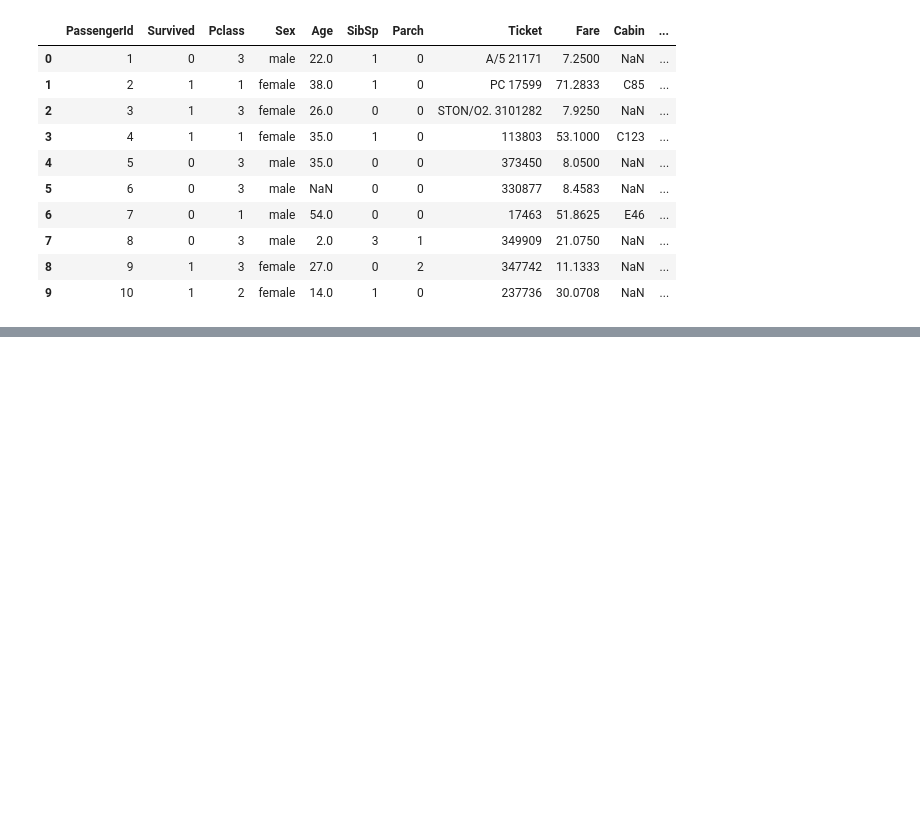
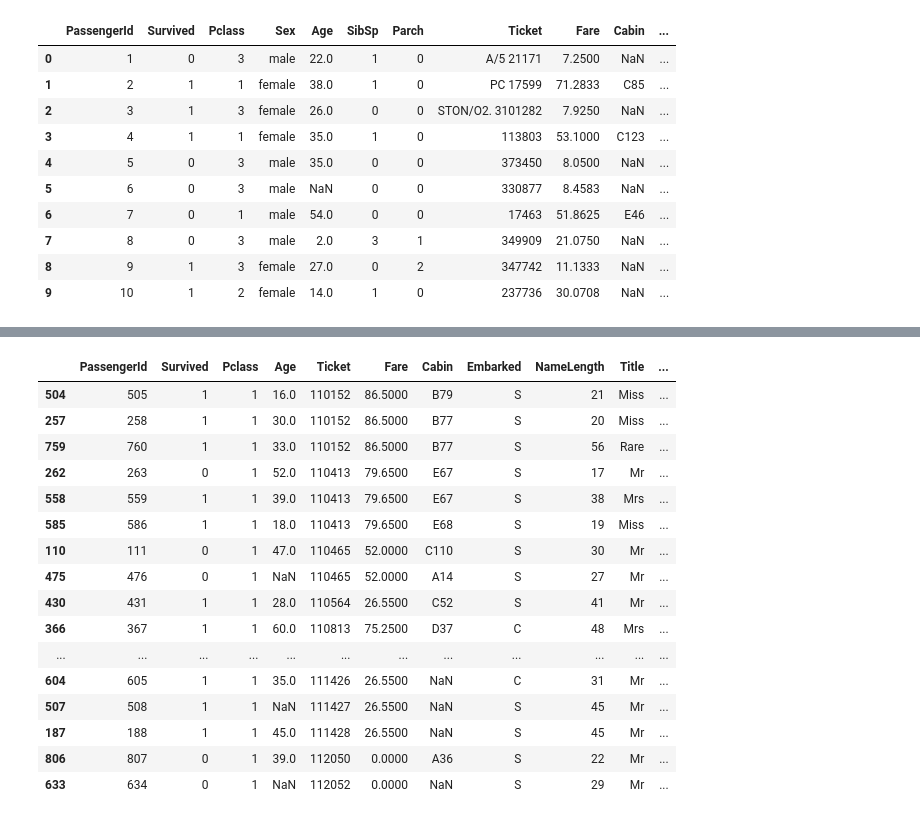
Before and after one commit to BigBangData/TitanicSurvival, a Jupyter notebook: TitanicSurvival.ipynb, the cells around one changed output, grey strips where cells are left out. Saved outputs shown, nothing was run; the diff lists cells and outputs as text; code cells hidden in the pictures; blank space fills up the shorter version.

```diff
--- a/TitanicSurvival.ipynb
+++ b/TitanicSurvival.ipynb
@@ -157,0 +189,7 @@ train.head(10)
+# %%
+train['count'] = 1
+# %%
+group = train[['Ticket','Fare','count']].groupby('Ticket').sum() # just didn't work, the Fare should stay the same
+# %%
+group['Fare'] = group['Fare']/group['count']
+group['FarePerPerson'] = (group['Fare'])/group['count']
@@ -157,0 +206,4 @@ train.head(10)
+# %%
+# testing
+sort_by_ticket = train.sort_values('Ticket')
+sort_by_ticket.head(10)
@@ -157,0 +222,28 @@ train.head(10)
+# %%
+def map_fare_perperson(a_ticket):
+
+    row_names=list(group.index.values)
+    row_names_array=np.array(row_names)
+    loc=np.where(row_names_array == a_ticket)[0][0]
+    return(group['FarePerPerson'][loc:loc+1][0])
+
+sort_by_ticket['FarePerPerson'] = sort_by_ticket['Ticket'].map(lambda x: map_fare_perperson(x))
+sort_by_ticket.head(20)
+# %% [output]
+|  | PassengerId | Survived | Pclass | Age | Ticket | Fare | Cabin | Embarked | NameLength | Title | ... |
+| 504 | 505 | 1 | 1 | 16.0 | 110152 | 86.5000 | B79 | S | 21 | Miss | ... |
+| 257 | 258 | 1 | 1 | 30.0 | 110152 | 86.5000 | B77 | S | 20 | Miss | ... |
+| 759 | 760 | 1 | 1 | 33.0 | 110152 | 86.5000 | B77 | S | 56 | Rare | ... |
+| 262 | 263 | 0 | 1 | 52.0 | 110413 | 79.6500 | E67 | S | 17 | Mr | ... |
+| 558 | 559 | 1 | 1 | 39.0 | 110413 | 79.6500 | E67 | S | 38 | Mrs | ... |
+| 585 | 586 | 1 | 1 | 18.0 | 110413 | 79.6500 | E68 | S | 19 | Miss | ... |
+| 110 | 111 | 0 | 1 | 47.0 | 110465 | 52.0000 | C110 | S | 30 | Mr | ... |
+| 475 | 476 | 0 | 1 | NaN | 110465 | 52.0000 | A14 | S | 27 | Mr | ... |
+| 430 | 431 | 1 | 1 | 28.0 | 110564 | 26.5500 | C52 | S | 41 | Mr | ... |
+| 366 | 367 | 1 | 1 | 60.0 | 110813 | 75.2500 | D37 | C | 48 | Mrs | ... |
+| ... | ... | ... | ... | ... | ... | ... | ... | ... | ... | ... | ... |
+| 604 | 605 | 1 | 1 | 35.0 | 111426 | 26.5500 | NaN | C | 31 | Mr | ... |
+| 507 | 508 | 1 | 1 | NaN | 111427 | 26.5500 | NaN | S | 45 | Mr | ... |
+| 187 | 188 | 1 | 1 | 45.0 | 111428 | 26.5500 | NaN | S | 45 | Mr | ... |
+| 806 | 807 | 0 | 1 | 39.0 | 112050 | 0.0000 | A36 | S | 22 | Mr | ... |
+| 633 | 634 | 0 | 1 | NaN | 112052 | 0.0000 | NaN | S | 29 | Mr | ... |
```
Also changed, not shown: parts of 14 cells of this notebook.
